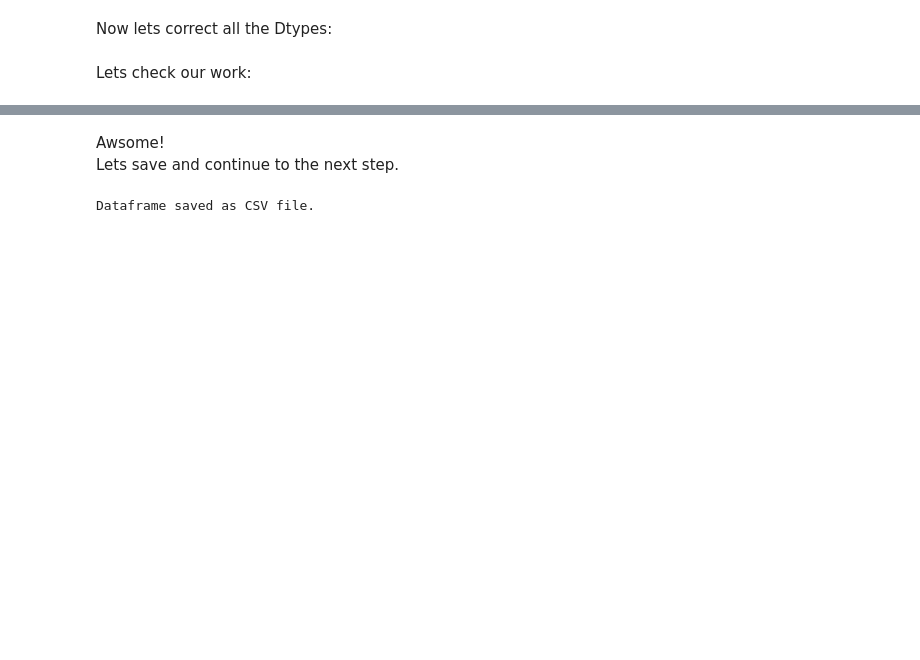
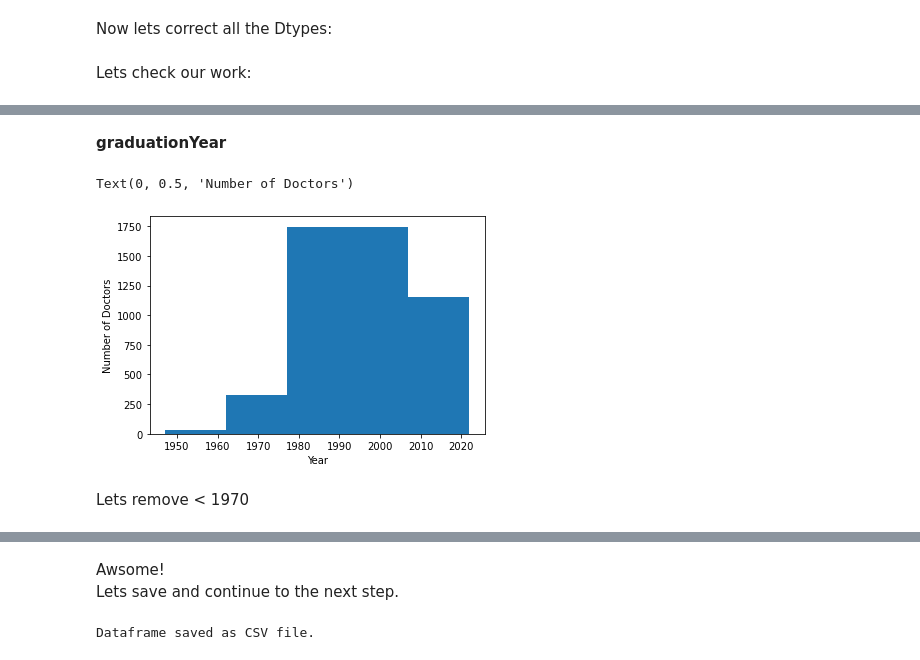
Before and after one commit to HaimAtiya/HiT-DataScience-Public-medicine-in-Israel, a Jupyter notebook: Notebooks/03-Data analysis and optimization.ipynb, the cells around one changed output, grey strips where cells are left out. Drawn from its saved outputs; the diff is of its cells as text; code cells hidden in the pictures; blank space fills up the shorter version.

```diff
--- a/Notebooks/03-Data analysis and optimization.ipynb
+++ b/Notebooks/03-Data analysis and optimization.ipynb
@@ -202,8 +214,8 @@ Now lets deal with the **accessible** field treatment.
 We have 3 option: Yes, need to confirm, and None.
 Were gonna translate this to english and fill all the None with No.
 # %%
-df.loc[df['accessible'] == 'הנגשה לניידות', 'accessible'] = "Yes"
-df.loc[df['accessible'] == 'יש לברר טלפונית', 'accessible'] = "Maybe"
+df.loc[df['accessible'] == 'Mobility accessibility', 'accessible'] = "Yes"
+df.loc[df['accessible'] == 'Please inquire by phone', 'accessible'] = "Maybe"
 df = df.fillna({"accessible" : "No"})
 # %% [markdown]
 Now lets deal with the **graduationYear** & **specializationYear** field treatments.
@@ -289,0 +451,14 @@ df.describe(include="all", datetime_is_numeric=True)
+# %%
+daysToAppointmentOutliers = df[(df["daysToAppointment"] < 0) | (df["daysToAppointment"] > 200)].index
+df.drop(daysToAppointmentOutliers, inplace=True)
+# %% [markdown]
+**graduationYear**
+# %%
+plt.hist(df.graduationYear, bins=5)
+plt.xlabel("Year")
+plt.ylabel("Number of Doctors")
+# %% [output]
+Text(0, 0.5, 'Number of Doctors')
+[figure, added]
+# %% [markdown]
+Lets remove < 1970
```
Also changed, not shown: parts of 55 cells of this notebook, 12 other files.
